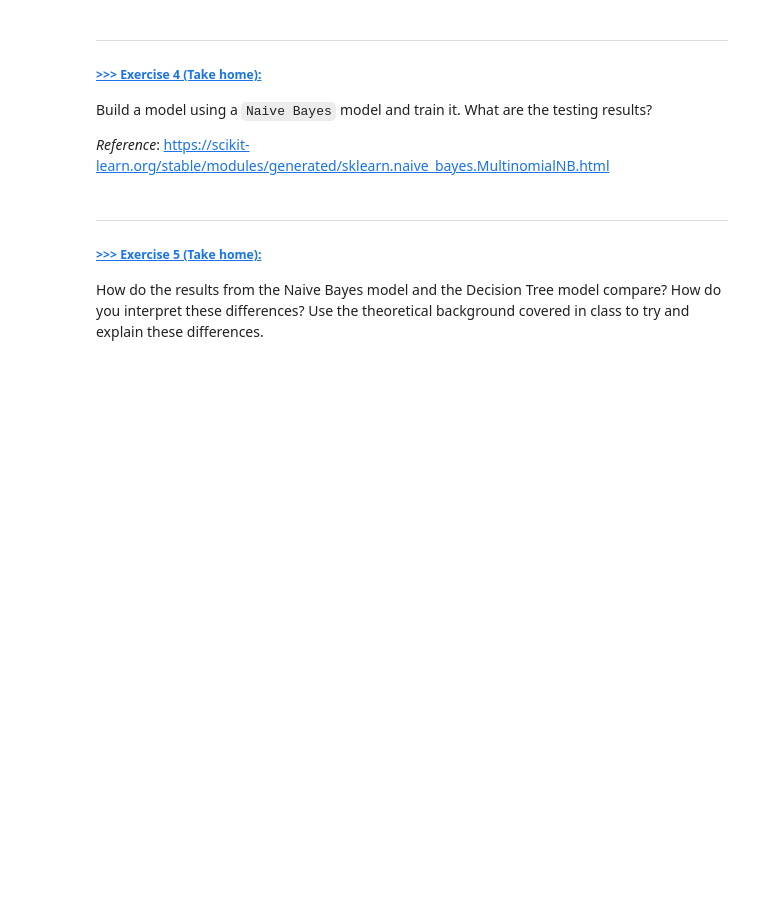
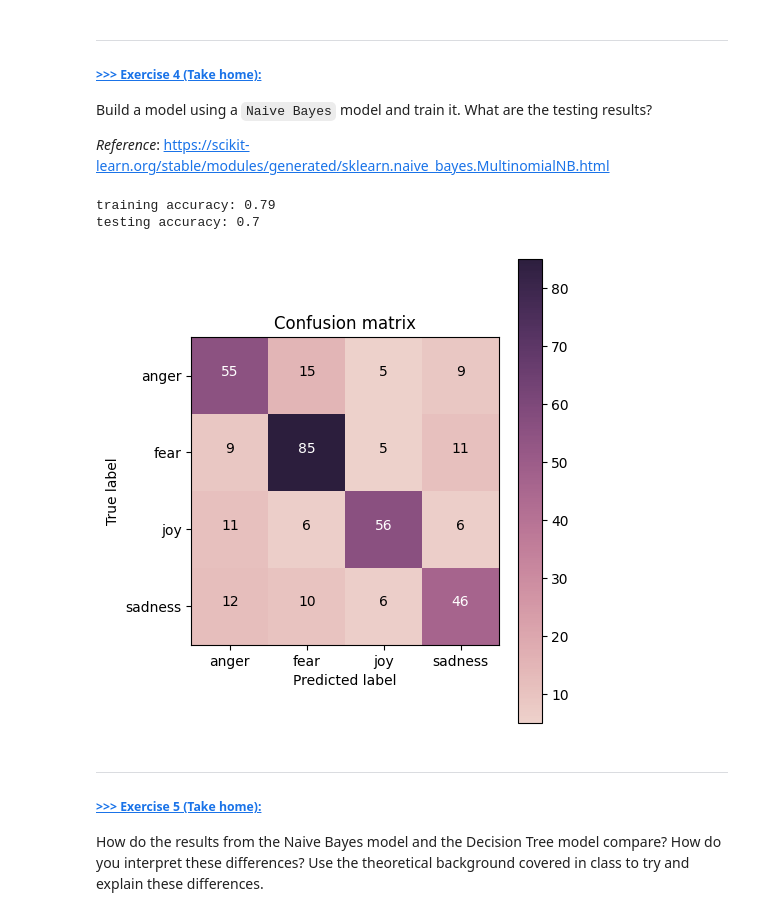
Before and after one commit to leo66ho/DM2025-Lab2-Exercise, a Jupyter notebook: DM2025-Lab2-Master-Phase_1.ipynb, the cells around one changed output. Drawn from its saved outputs; the diff is of its cells as text; code cells hidden in the pictures; blank space fills up the shorter version.

```diff
--- a/DM2025-Lab2-Master-Phase_1.ipynb
+++ b/DM2025-Lab2-Master-Phase_1.ipynb
@@ -457,3 +498,28 @@
+# %%
+# Answer here
+from sklearn.naive_bayes import MultinomialNB
+
+NB_model = MultinomialNB()
+NB_model.fit(X_train, y_train)
+
+y_train_pred = NB_model.predict(X_train)
+y_test_pred = NB_model.predict(X_test)
+
+acc_train = accuracy_score(y_true = y_train, y_pred = y_train_pred)
+acc_test = accuracy_score(y_true = y_test, y_pred = y_test_pred)
+
+print('training accuracy: {}'.format(round(acc_train, 2)))
+print('testing accuracy: {}'.format(round(acc_test, 2)))
+# %% [output]
+training accuracy: 0.79
+testing accuracy: 0.7
+# %%
+# Plot Confusion Matrix
+cm = confusion_matrix(y_true = y_test, y_pred = y_test_pred)
+
+plot_confusion_matrix(cm, my_tags)
+# %% [output]
+[figure, added]
 # %% [markdown]
 ---
 ##### <a id='toc1_8_1_1_3_'></a>[**>>> Exercise 5 (Take home):**](#toc0_)
```
Also changed, not shown: parts of 40 cells of this notebook, 3 other files.
